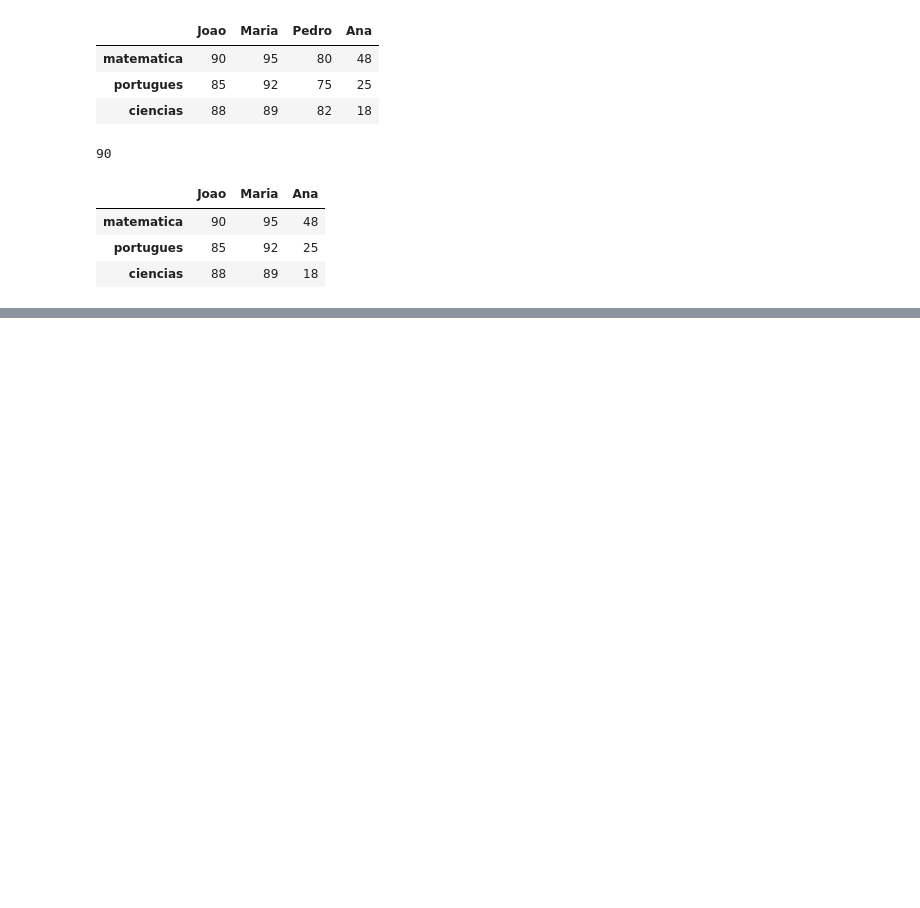
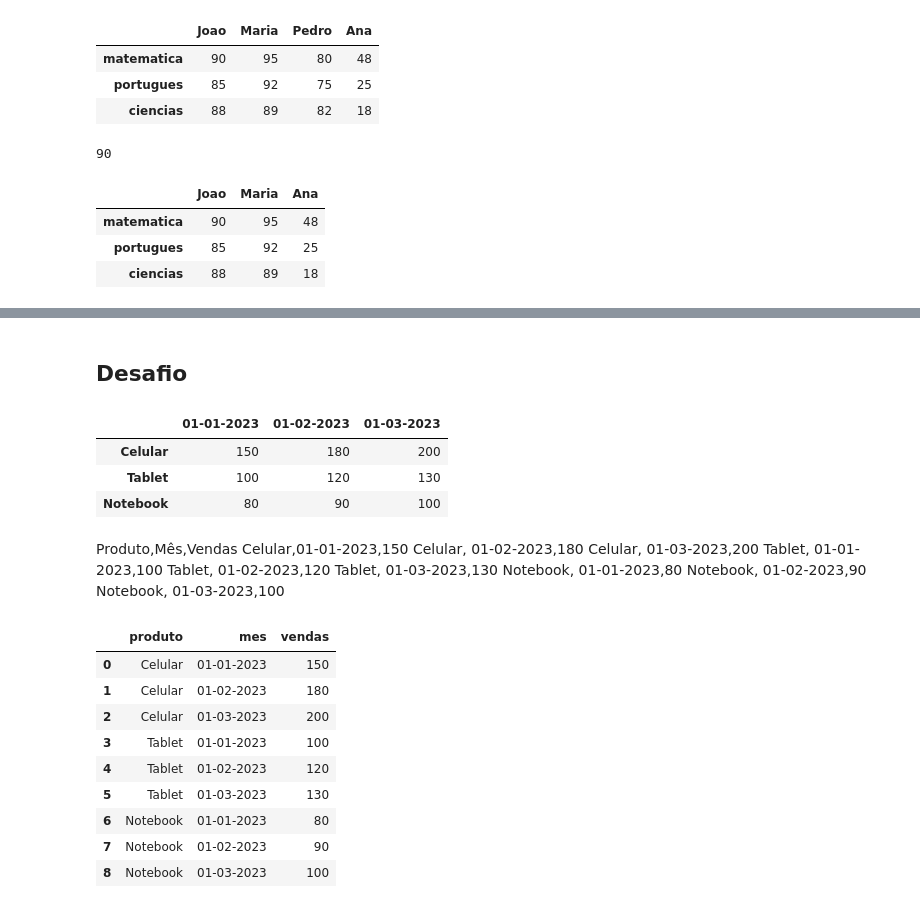
Before and after one commit to Gustavo-b017/Python_2-semestre, a Jupyter notebook: Aulas/aula 4/aula_4_4.3.24.ipynb, the cells around one changed output, grey strips where cells are left out. Saved outputs shown, nothing was run; the diff lists cells and outputs as text; code cells hidden in the pictures; blank space fills up the shorter version.

```diff
--- a/Aulas/aula 4/aula_4_4.3.24.ipynb
+++ b/Aulas/aula 4/aula_4_4.3.24.ipynb
@@ -222,0 +241,47 @@ df
+# %% [markdown]
+## Desafio
+# %%
+df = {
+    '01-01-2023': {'Celular':150, 'Tablet':100, 'Notebook':80},
+    '01-02-2023': {'Celular':180, 'Tablet':120, 'Notebook':90},
+    '01-03-2023': {'Celular':200, 'Tablet':130, 'Notebook':100}
+}
+df = pd.DataFrame(df)
+df
+# %% [output]
+|  | 01-01-2023 | 01-02-2023 | 01-03-2023 |
+| Celular | 150 | 180 | 200 |
+| Tablet | 100 | 120 | 130 |
+| Notebook | 80 | 90 | 100 |
+# %% [markdown]
+Produto,Mês,Vendas
+Celular,01-01-2023,150
+Celular, 01-02-2023,180
+Celular, 01-03-2023,200
+Tablet, 01-01-2023,100
+Tablet, 01-02-2023,120
+Tablet, 01-03-2023,130
+Notebook, 01-01-2023,80
+Notebook, 01-02-2023,90
+Notebook, 01-03-2023,100
+# %%
+dados = {
+
+    'produto': ['Celular','Celular','Celular', 'Tablet','Tablet','Tablet','Notebook', 'Notebook', 'Notebook'],
+    'mes': ['01-01-2023', '01-02-2023', '01-03-2023', '01-01-2023', '01-02-2023', '01-03-2023', '01-01-2023', '01-02-2023', '01-03-2023'],
+    'vendas': [150,180,200,100,120,130,80,90,100]
+}
+
+df = pd.DataFrame(dados)
+df
+# %% [output]
+|  | produto | mes | vendas |
+| 0 | Celular | 01-01-2023 | 150 |
+| 1 | Celular | 01-02-2023 | 180 |
+| 2 | Celular | 01-03-2023 | 200 |
+| 3 | Tablet | 01-01-2023 | 100 |
+| 4 | Tablet | 01-02-2023 | 120 |
+| 5 | Tablet | 01-03-2023 | 130 |
+| 6 | Notebook | 01-01-2023 | 80 |
+| 7 | Notebook | 01-02-2023 | 90 |
+| 8 | Notebook | 01-03-2023 | 100 |
```
Also changed, not shown: parts of 16 cells of this notebook, 3 other files.
